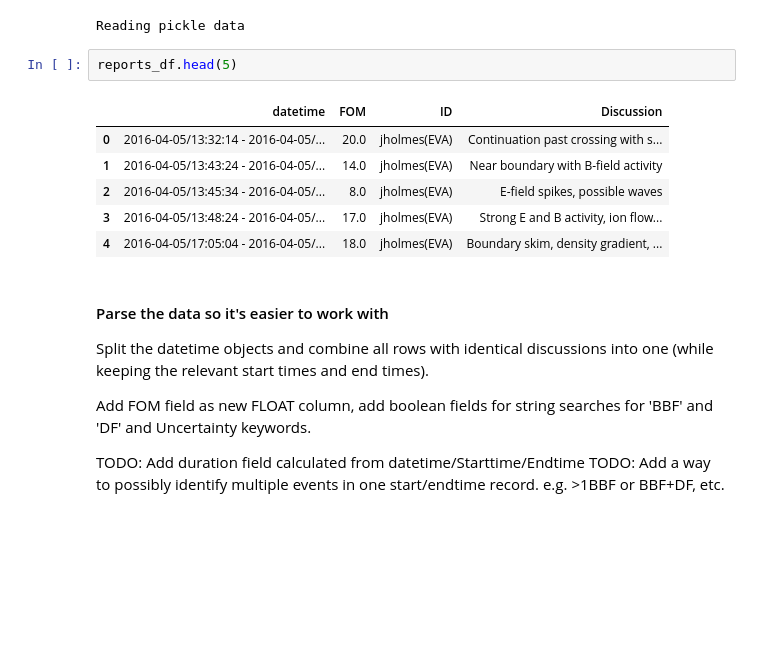
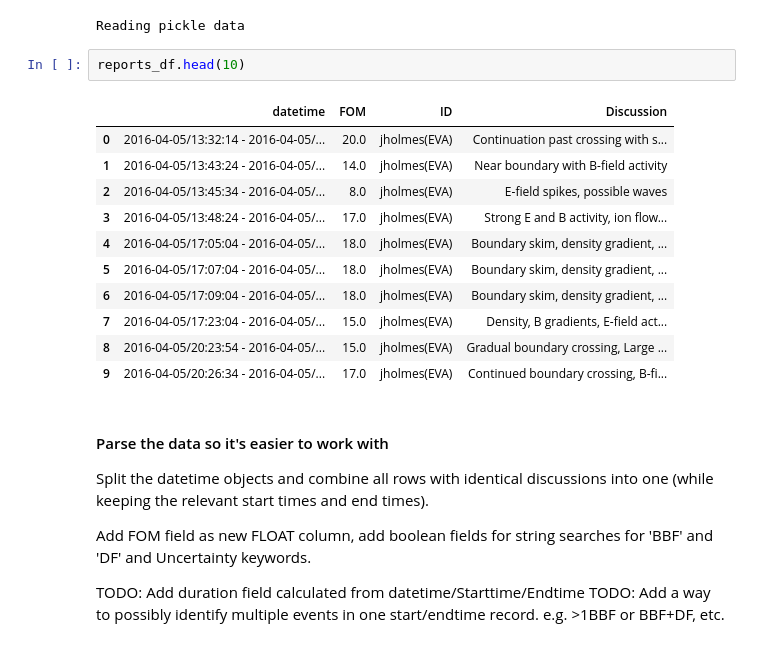
Before and after one commit to heliohackweek/mms_data_hunt, a Jupyter notebook: memes/example_sitl_read.ipynb, the cells around one changed output. Drawn from its saved outputs; the diff is of its cells as text; blank space fills up the shorter version.

```diff
--- a/memes/example_sitl_read.ipynb
+++ b/memes/example_sitl_read.ipynb
@@ -43,14 +43,19 @@ else:
 # %% [output]
 Reading pickle data
 # %%
-reports_df.head(5)
+reports_df.head(10)
 # %% [output]
 |  | datetime | FOM | ID | Discussion |
 | 0 | 2016-04-05/13:32:14 - 2016-04-05/... | 20.0 | jholmes(EVA) | Continuation past crossing with s... |
 | 1 | 2016-04-05/13:43:24 - 2016-04-05/... | 14.0 | jholmes(EVA) | Near boundary with B-field activity |
 | 2 | 2016-04-05/13:45:34 - 2016-04-05/... | 8.0 | jholmes(EVA) | E-field spikes, possible waves |
 | 3 | 2016-04-05/13:48:24 - 2016-04-05/... | 17.0 | jholmes(EVA) | Strong E and B activity, ion flow... |
 | 4 | 2016-04-05/17:05:04 - 2016-04-05/... | 18.0 | jholmes(EVA) | Boundary skim, density gradient, ... |
+| 5 | 2016-04-05/17:07:04 - 2016-04-05/... | 18.0 | jholmes(EVA) | Boundary skim, density gradient, ... |
+| 6 | 2016-04-05/17:09:04 - 2016-04-05/... | 18.0 | jholmes(EVA) | Boundary skim, density gradient, ... |
+| 7 | 2016-04-05/17:23:04 - 2016-04-05/... | 15.0 | jholmes(EVA) | Density, B gradients, E-field act... |
+| 8 | 2016-04-05/20:23:54 - 2016-04-05/... | 15.0 | jholmes(EVA) | Gradual boundary crossing, Large ... |
+| 9 | 2016-04-05/20:26:34 - 2016-04-05/... | 17.0 | jholmes(EVA) | Continued boundary crossing, B-fi... |
 # %% [markdown]
 #### Parse the data so it's easier to work with
 
```
Also changed, not shown: parts of 2 cells of this notebook.
